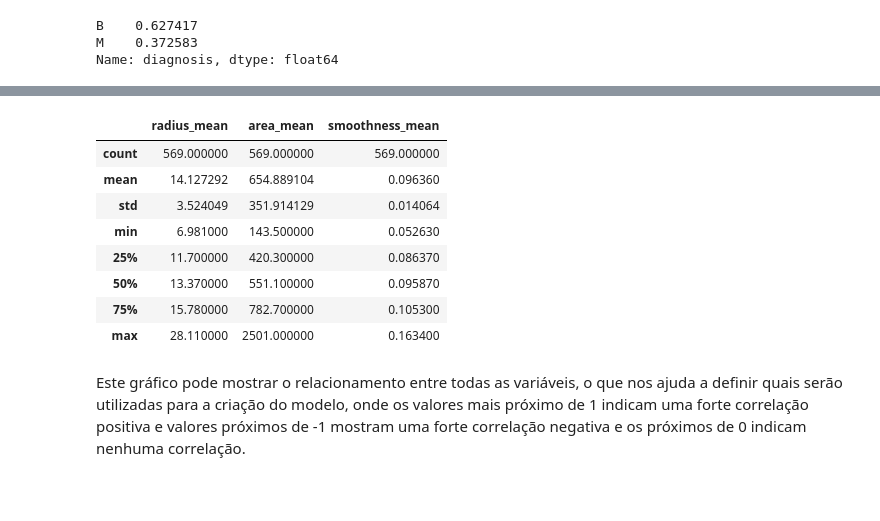
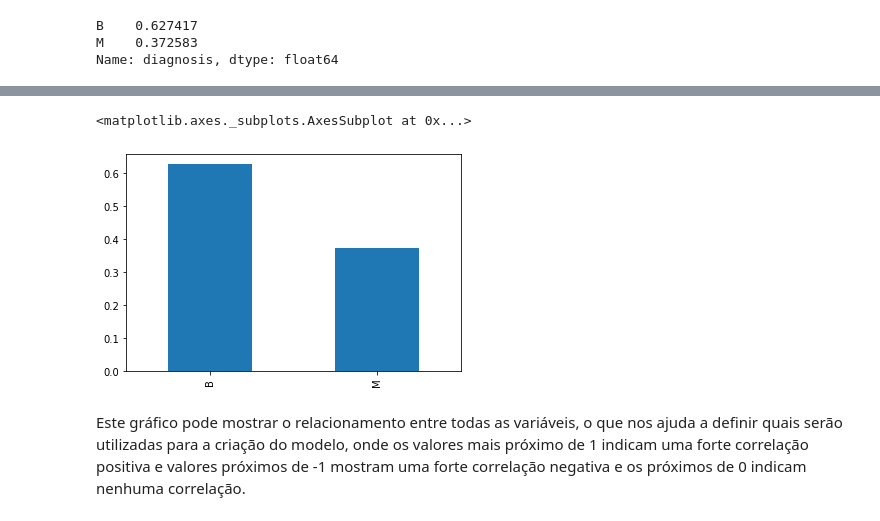
Before and after one commit to allanbraquiel/Data_Science_Projects, a Jupyter notebook: Detecção_de_Câncer_de_mama.ipynb, the cells around one changed output, grey strips where cells are left out. Cells and saved outputs as stored; diff of their text form; code cells hidden in the pictures; blank space fills up the shorter version.

```diff
--- a/Detecção_de_Câncer_de_mama.ipynb
+++ b/Detecção_de_Câncer_de_mama.ipynb
@@ -138,15 +104,8 @@ memory usage: 138.6 KB
-# %%
-df[["radius_mean", "area_mean", "smoothness_mean"]].describe()
-# %% [output]
-|  | radius_mean | area_mean | smoothness_mean |
-| count | 569.000000 | 569.000000 | 569.000000 |
-| mean | 14.127292 | 654.889104 | 0.096360 |
-| std | 3.524049 | 351.914129 | 0.014064 |
-| min | 6.981000 | 143.500000 | 0.052630 |
-| 25% | 11.700000 | 420.300000 | 0.086370 |
-| 50% | 13.370000 | 551.100000 | 0.095870 |
-| 75% | 15.780000 | 782.700000 | 0.105300 |
-| max | 28.110000 | 2501.000000 | 0.163400 |
+# %%
+df.diagnosis.value_counts(normalize=True).plot.bar()
+# %% [output]
+<matplotlib.axes._subplots.AxesSubplot at 0x...>
+[figure, added]
 # %% [markdown]
 Este gráfico pode mostrar o relacionamento entre todas as variáveis, o que nos ajuda a definir quais serão utilizadas para a criação do modelo, onde os valores mais próximo de 1 indicam uma forte correlação positiva e valores próximos de -1 mostram uma forte correlação negativa e os próximos de 0 indicam nenhuma correlação.
 # %%
```
Also changed, not shown: parts of 44 cells of this notebook.
